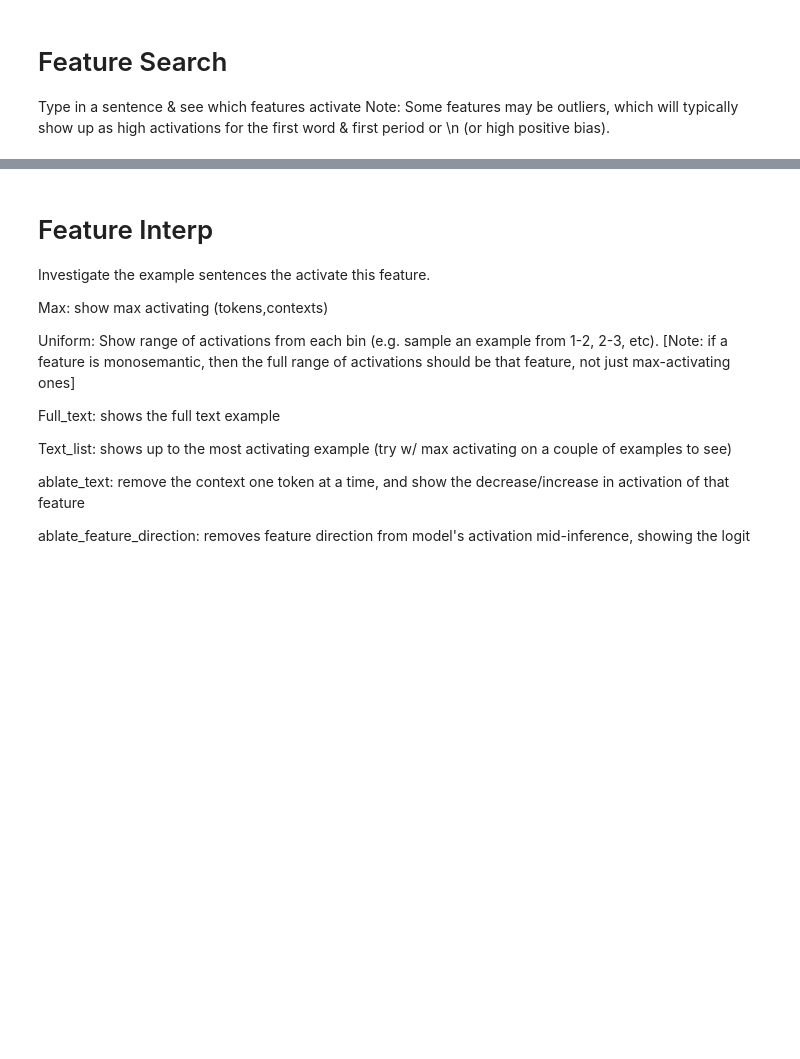
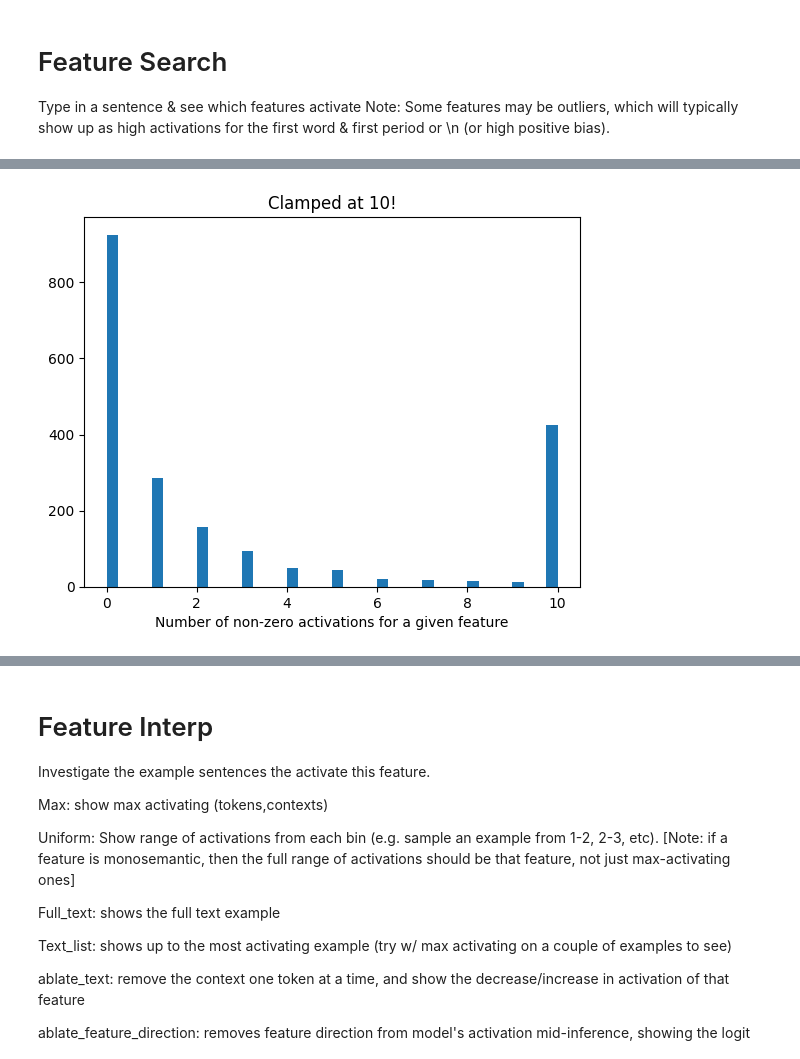
Before and after one commit to migerovitch/sparse_coding, a Jupyter notebook: minimal_feature_interp.ipynb, the cells around one changed output, grey strips where cells are left out. Drawn from its saved outputs; the diff is of its cells as text; code cells hidden in the pictures; blank space fills up the shorter version.

```diff
--- a/minimal_feature_interp.ipynb
+++ b/minimal_feature_interp.ipynb
@@ -128,7 +135,7 @@ plt.show()
 # Downnload dataset
 from datasets import Dataset, load_dataset
 dataset_name = "NeelNanda/pile-10k"
-token_amount=25
+token_amount= 60
 dataset = load_dataset(dataset_name, split="train").map(
     lambda x: model.tokenizer(x['text']),
     batched=True,
@@ -147,10 +157,11 @@ from einops import rearrange
 # neurons = model.W_in.shape[-1]
 neurons = model.cfg.d_model
 datapoints = dataset.num_rows
-batch_size = 64
+batch_size = 16
 neuron_activations = torch.zeros((datapoints*token_amount, neurons))
 dictionary_activations = torch.zeros((datapoints*token_amount, smaller_dict_features))
-smaller_auto_encoder = smaller_auto_encoder.to(device)
+smaller_auto_encoder = autoencoder
+smaller_auto_encoder.to_device(device)
 
 with torch.no_grad(), dataset.formatted_as("pt"):
     dl = DataLoader(dataset["input_ids"], batch_size=batch_size)
@@ -158,5 +169,5 @@ with torch.no_grad(), dataset.formatted_as("pt"):
         _, cache = model.run_with_cache(batch.to(device))
         batched_neuron_activations = rearrange(cache[cache_name], "b s n -> (b s) n" )
         neuron_activations[i*batch_size*token_amount:(i+1)*batch_size*token_amount,:] = batched_neuron_activations.cpu()
-        reconstruction, batched_dictionary_activations = smaller_auto_encoder(batched_neuron_activations)
+        batched_dictionary_activations = smaller_auto_encoder.encode(batched_neuron_activations)
         dictionary_activations[i*batch_size*token_amount:(i+1)*batch_size*token_amount,:] = batched_dictionary_activations.cpu()
@@ -446,0 +466,2 @@ Feature_ids [1461, 1655, 389, 1309, 444, 82, 1300, 1206, 1901, 798]
+# %%
+nz_act = dictionary_activations.cpu().count_nonzero(dim=0)
@@ -446,0 +493,8 @@ Feature_ids [1461, 1655, 389, 1309, 444, 82, 1300, 1206, 1901, 798]
+# %%
+# Plot as hist
+plt.hist(np.minimum(nz_act, 10).numpy(), bins=20)
+plt.xlabel('Number of non-zero activations for a given feature')
+plt.title("Clamped at 10!")
+plt.show()
+# %% [output]
+[figure, added]
```
Also changed, not shown: parts of 37 cells of this notebook, 1 other file.
